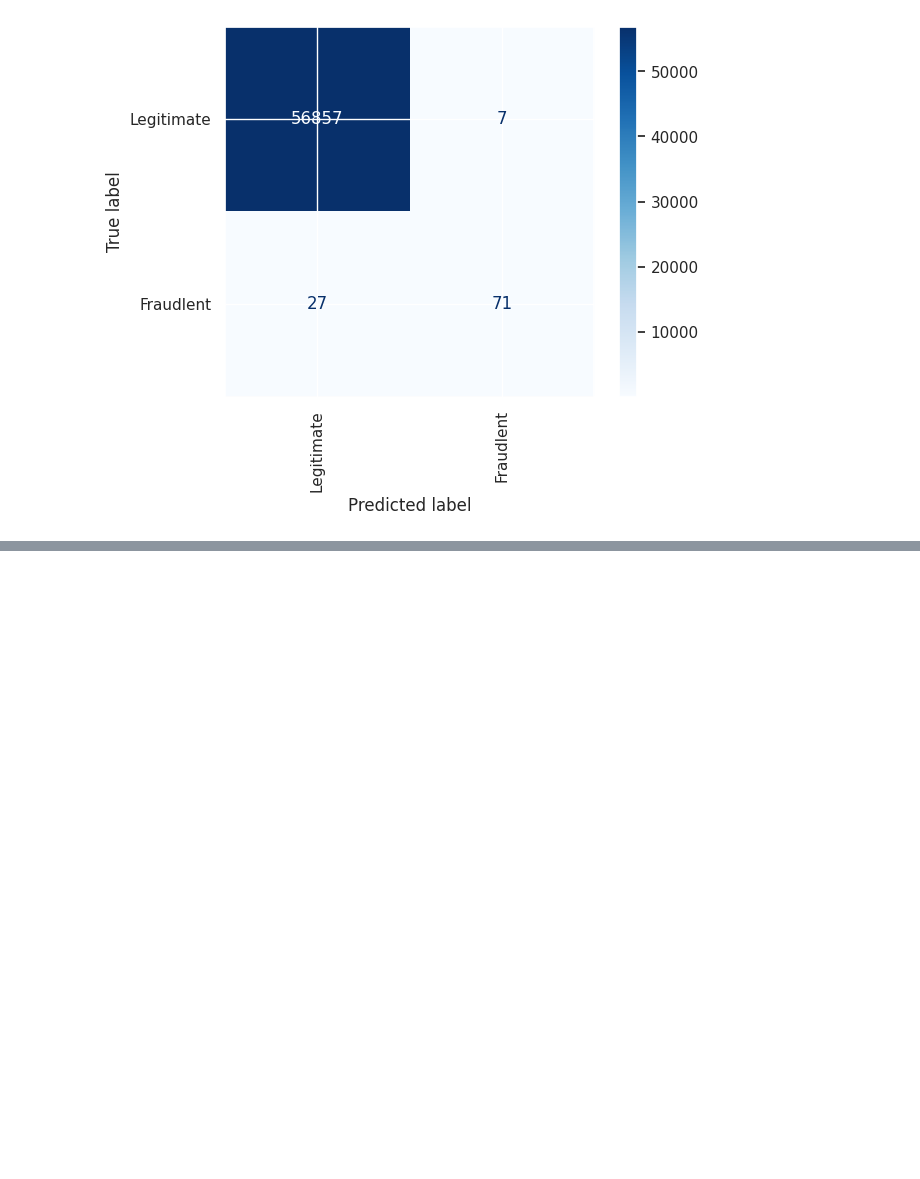
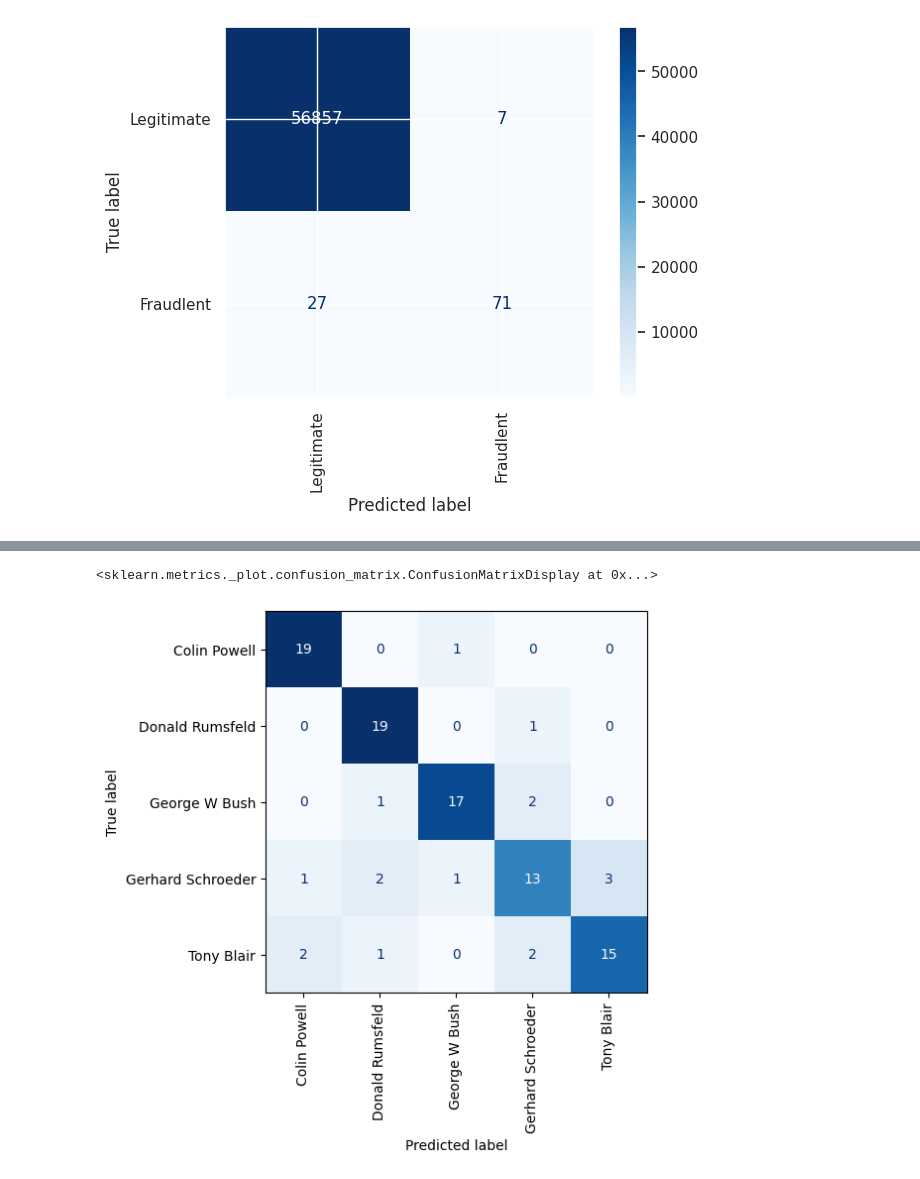
Before and after one commit to bolicnikola/Applied-Machine-Learning-And-AI, a Jupyter notebook: Neural_Networks.ipynb, the cells around one changed output, grey strips where cells are left out. Cells and saved outputs as stored; diff of their text form; code cells hidden in the pictures; blank space fills up the shorter version.

```diff
--- a/Neural_Networks.ipynb
+++ b/Neural_Networks.ipynb
@@ -253,0 +373,9 @@ cmd.from_predictions(y_test, y_predicted, display_labels=labels, cmap='Blues', x
+# %%
+from sklearn.metrics import ConfusionMatrixDisplay as cmd
+
+sns.reset_orig()
+y_pred = model.predict(x_test)
+fig, ax = plt.subplots(figsize=(5,5))
+ax.grid(False)
+cmd.from_predictions(y_test, y_pred.argmax(axis=1), display_labels=faces.target_names, colorbar=False, cmap='Blues', xticks_rotation='vertical', ax=ax)
+# %% [output]
@@ -253,0 +383,2 @@ cmd.from_predictions(y_test, y_predicted, display_labels=labels, cmap='Blues', x
+<sklearn.metrics._plot.confusion_matrix.ConfusionMatrixDisplay at 0x...>
+[figure, added]
```
Also changed, not shown: parts of 17 cells of this notebook.
